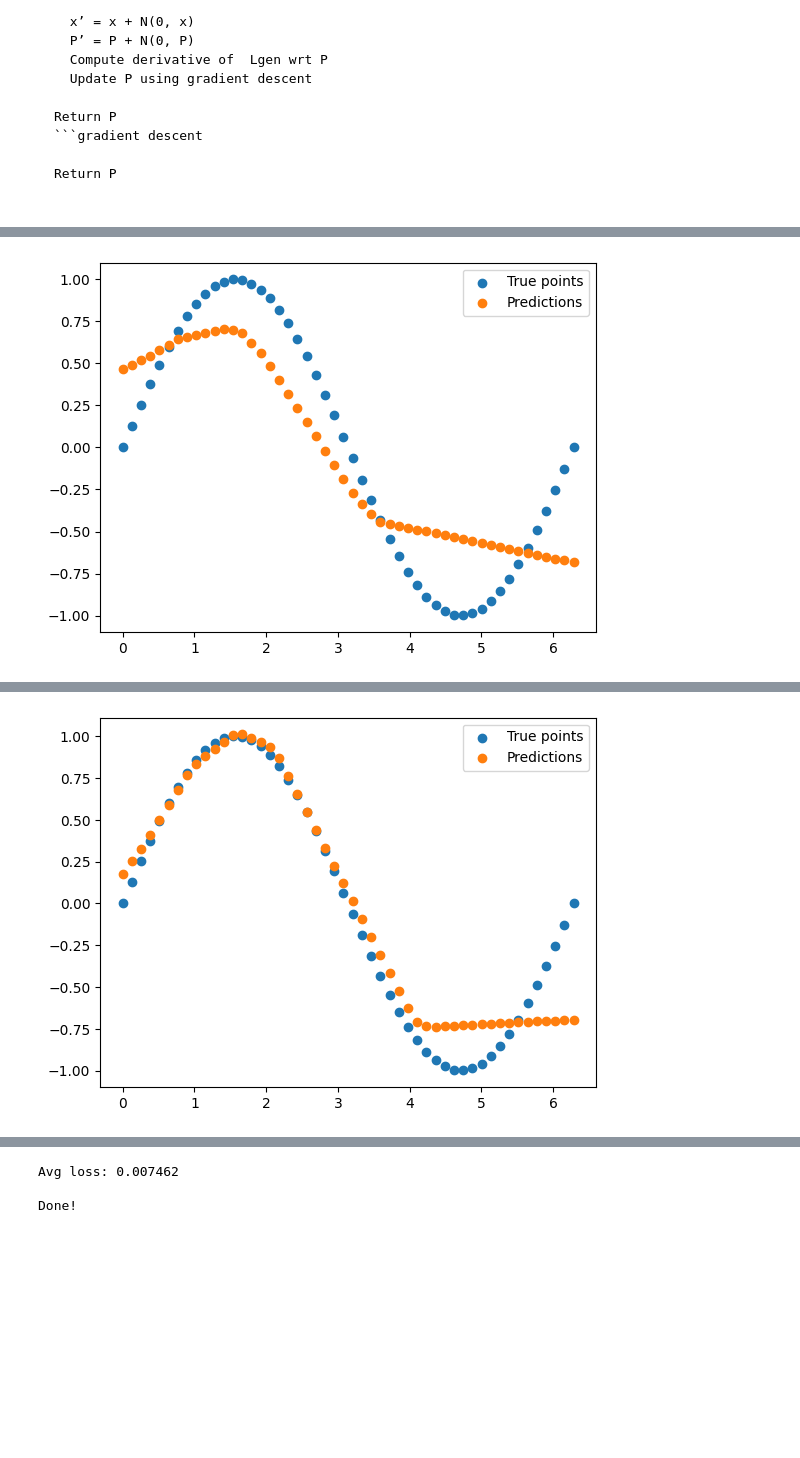
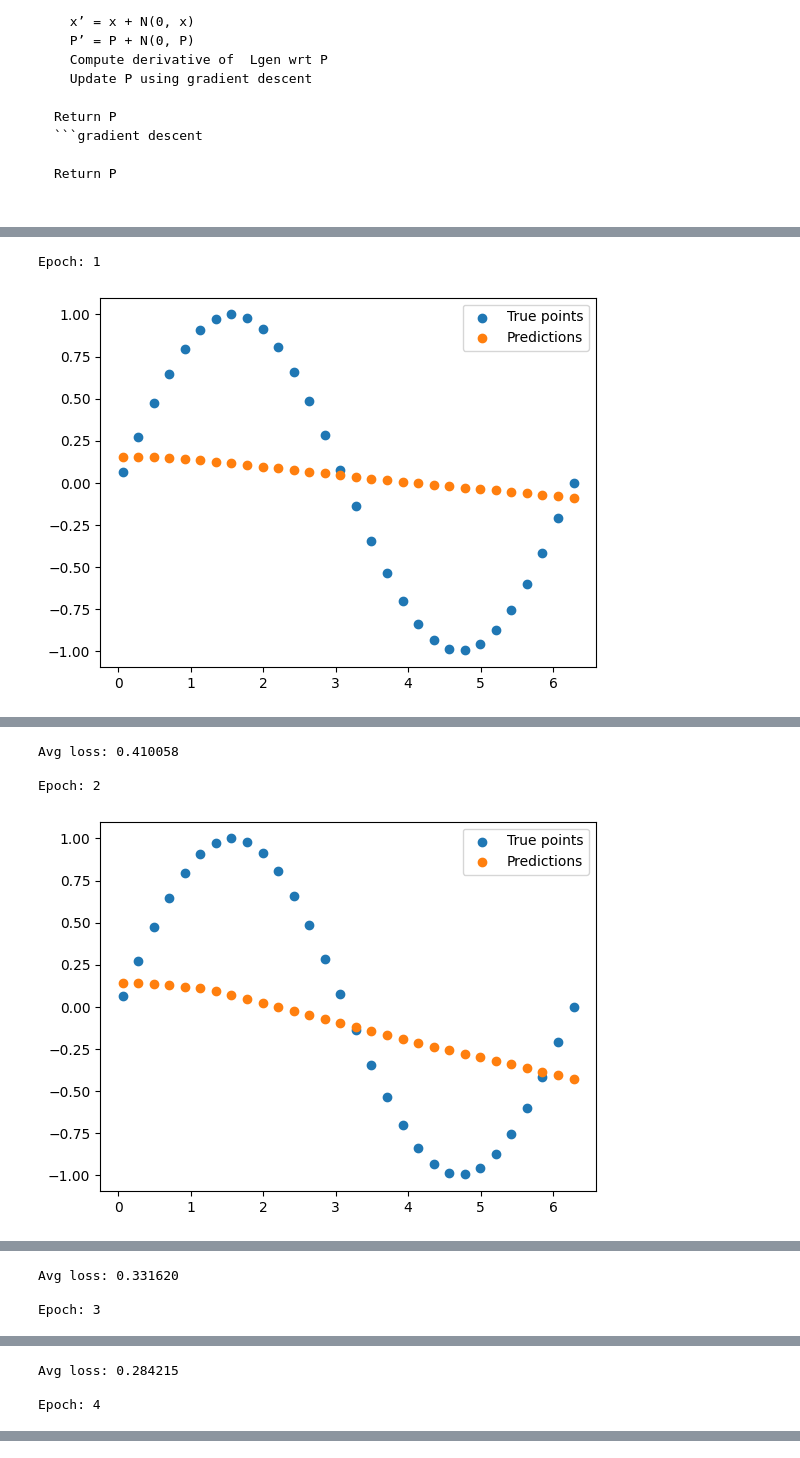
Before and after one commit to AS0berle/generalization-preconditioning, a Jupyter notebook: initial_exploration/exploration.ipynb, the cells around one changed output, grey strips where cells are left out. Saved outputs shown, nothing was run; the diff lists cells and outputs as text; code cells hidden in the pictures; blank space fills up the shorter version.

Commit message:
1: Implements preconditioning loop as described in notebook header
Compares training results between standard train-test loop and identical model
that additionally is preconditioned for 100 epochs.

```diff
--- a/initial_exploration/exploration.ipynb
+++ b/initial_exploration/exploration.ipynb
@@ -90,8 +90,8 @@ class SineDataset(Dataset):
     def get_labels(self):
         return self.labels
 # %%
-train_data = SineDataset(50)
-test_data = SineDataset(50)
+train_data = SineDataset(30)
+test_data = SineDataset(30, start = math.pi/50)
 plt.scatter(train_data.get_data().numpy(), train_data.get_labels().numpy())
 plt.scatter(test_data.get_data().numpy(), test_data.get_labels().numpy(), color='red')
 
@@ -102,6 +102,6 @@ test_dataloader = DataLoader(test_data, batch_size=1, shuffle=True)
 # %%
 learning_rate = 1e-2
-epochs = 100
+epochs = 140
 
 sin_model = TinyModel()
 loss_function = nn.MSELoss()
@@ -112,6 +112,9 @@ def train_loop(dataloader, model, loss_fn, optimizer):
     size = len(dataloader.dataset)
     # Set the model to training mode - important for batch normalization and dropout layers
     # Unnecessary in this situation but added for best practices
+    total_loss = 0
+    batches = 0
+
     model.train()
     for batch, (X, y) in enumerate(dataloader):
         # Compute prediction and loss
@@ -122,11 +125,12 @@ def train_loop(dataloader, model, loss_fn, optimizer):
         loss.backward()
         optimizer.step()
         optimizer.zero_grad()
-
+        total_loss += loss.item()
+        batches += 1
         #if batch % 100 == 0:
             #loss, current = loss.item(), (batch + 1) * len(X)
             #print(f"loss: {loss:>7f}  [{current:>5d}/{size:>5d}]")
-
+    return total_loss / batches
 
 def test_loop(dataloader, model, loss_fn):
     # Set the model to evaluation mode - important for batch normalization and dropout layers
@@ -156,3 +160,4 @@ def test_loop(dataloader, model, loss_fn):
     plt.show()
     test_loss /= num_batches
     print(f"Avg loss: {test_loss:>8f} \n")
+    return test_loss
@@ -159,9 +198,13 @@ def test_loop(dataloader, model, loss_fn):
 # %%
+standard_train_losses = []
+
 for t in range(epochs):
     #print(f"Epoch {t+1}\n-------------------------------")
-    train_loop(train_dataloader, sin_model, loss_function, optimizer)
-    if (t + 1) % int(0.2 * epochs) == 0:
+    standard_train_losses.append(train_loop(train_dataloader, sin_model, loss_function, optimizer))
+    if (t + 1) < 16 or (t+1) % int(.2 * epochs) == 0:
+        print(f"Epoch: {t+1}")
         test_loop(test_dataloader, sin_model, loss_function)
 print("Done!")
 # %% [output]
+Epoch: 1
-[figure, old version]
+[figure, new version]
@@ -169 +211,4 @@ Avg loss: 0.104848
+Avg loss: 0.410058
+
+Epoch: 2
-[figure, old version]
+[figure, new version]
@@ -170,0 +215,3 @@ Avg loss: 0.035883
+Avg loss: 0.331620
+
+Epoch: 3
@@ -172,0 +219,3 @@ Avg loss: 0.021241
+Avg loss: 0.284215
+
+Epoch: 4
@@ -176,3 +226,0 @@ Avg loss: 0.017268
-Avg loss: 0.007462
-
-Done!
```
Also changed, not shown: parts of 7 cells of this notebook.
